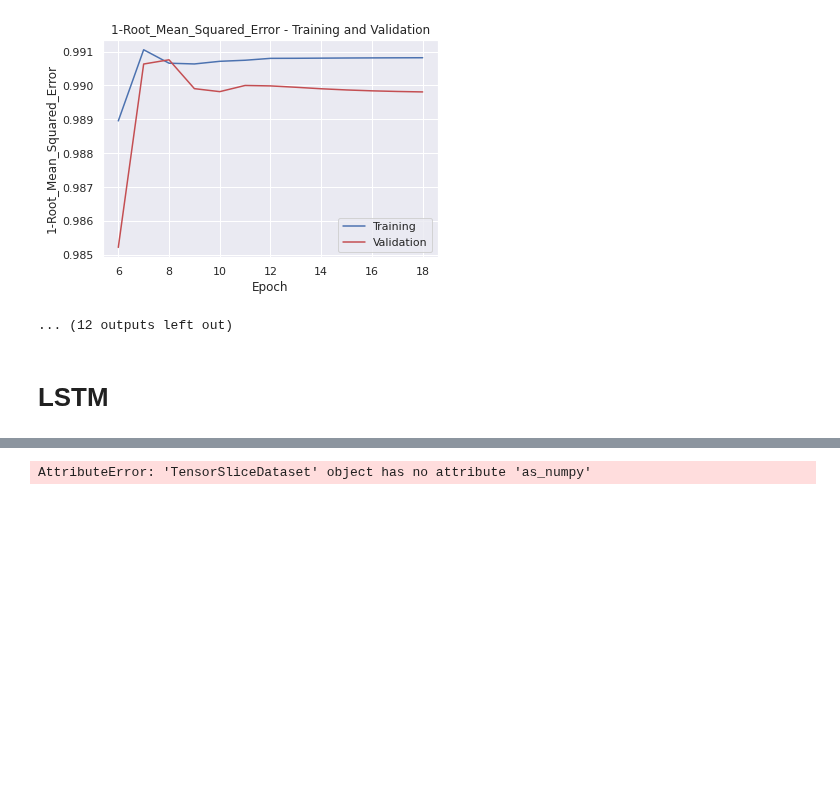
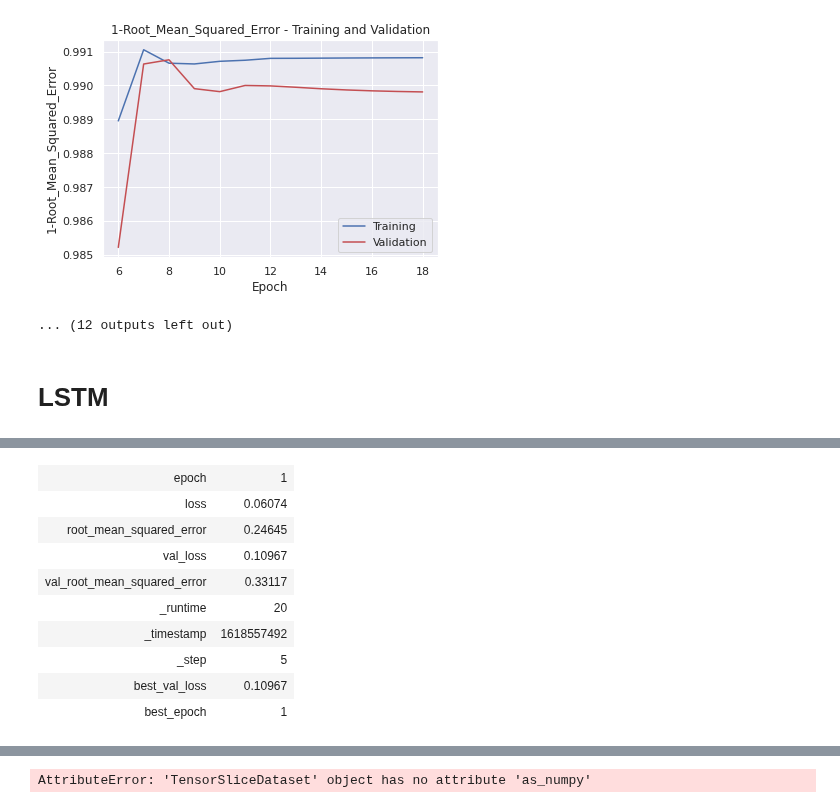
Before and after one commit to codeananda/bitcoin_price_predictor, a Jupyter notebook: price_predictor/keras_price_predictor_paperspace.ipynb, the cells around one changed output, grey strips where cells are left out. Cells and saved outputs as stored; diff of their text form; code cells hidden in the pictures; blank space fills up the shorter version.

Commit message:
Ran several LSTM experiments, now working perfectly

```diff
--- a/price_predictor/keras_price_predictor_paperspace.ipynb
+++ b/price_predictor/keras_price_predictor_paperspace.ipynb
@@ -165,0 +180,79 @@ Synced frosty-elevator-325: https://wandb.ai/theadammurphy/bitcoin_price_predict
+# %%
+from helpers import load_dataset_1, scale_train_val, transform_to_keras_input, build_model, fit_model, \
+                    convert_to_log, transform_to_keras_input
+
+run = wandb.init(project='bitcoin_price_predictor',
+                config={
+                    'dataset': 1,
+                    # log, log_and_divide_a, log_and_range_a_b
+                    'scaler': 'log_and_range_0_1',
+                    'n_input': 168, # num lag observations
+                    #'n_nodes': 300, # num nodes per lauyer
+                    'n_epochs': 2, # num training epochs
+                    'n_batch': 168 * 9, # batch size
+                    #'num_layers': 3, # num layers used in MLP
+                    'model_type': 'LSTM',
+                    'activation': 'relu',
+                    'loss': 'mse',
+                    ### Model LR scheduler and optimizer
+                    'use_lr_scheduler': False,
+#                         'lr_scheduler': 'custom',
+#                         'initial_lr': 1e-4,
+                    'lr': 1e-4, # if use_lr_scheduler == False
+                    'optimizer': 'adam',
+                    ### EarlyStopping callback ###
+                    'patience': 10,
+                    'restore_best_weights': True,
+                    'early_stopping_baseline': None, # set to None if there isn't one
+                    # Other
+                    'verbose': 1, # control verbosity of Keras fit
+                    'dropna': True, # whether to drop missing values from data
+                    'start_plotting_epoch': 0
+                        })
+config = wandb.config
+
+# Load data
+train, val, _ = load_dataset_1()
+# Scale data
+train_scaled, val_scaled = scale_train_val(train, val, scaler=config.scaler)
+# Get data into form Keras needs
+# NAME OF THIS FUNCTION IS MISLEADING AS THE OUTPUT IS NOT IN A FORM
+# KERAS LIKES IF IT'S AN LSTM (IT'S BETTER TO TRANSFORM IT INTO
+# A TF.DATA.DATASET CLASS).
+X_train, X_val, y_train, y_val = transform_to_keras_input(config,
+                                                          train_scaled,
+                                                          val_scaled,
+                                                          config.n_input)
+
+print(X_train.shape, X_val.shape, y_train.shape, y_val.shape)
+# Build and fit model
+model = build_model(config)
+history = fit_model(model, config, X_train, X_val, y_train, y_val)
+
+"""ALL NEW FROM HERE"""
+if config.model_type.upper() == 'LSTM':
+    train_ds = tf.data.Dataset.from_tensor_slices((X_train, y_train))
+    train_ds = train_ds.batch(config.n_batch, drop_remainder=True)
+    val_ds = tf.data.Dataset.from_tensor_slices((X_val, y_val))
+    val_ds = val_ds.batch(config.n_batch, drop_remainder=True)
+
+    y_pred_train = model.predict(train_ds)
+    y_pred_val = model.predict(val_ds)
+
+train_log, val_log = scale_train_val(train, val, scaler='log')
+
+y_pred_train_log, y_pred_val_log = convert_to_log([y_pred_train, y_pred_val],
+                                                   config.scaler,
+                                                   train_log,
+                                                   val_log)
+
+X_train_log, X_val_log, y_train_log, y_val_log = transform_to_keras_input(
+                                                    config,
+                                                    train_log,
+                                                    val_log,
+                                                    config.n_input
+                                                    )
+
+print('After transform_to_keras_input y_train log is')
+print(type(y_train_log), y_train_log.shape)
+# %% [output]
@@ -165,0 +265,10 @@ Synced frosty-elevator-325: https://wandb.ai/theadammurphy/bitcoin_price_predict
+| epoch | 1 |
+| loss | 0.06074 |
+| root_mean_squared_error | 0.24645 |
+| val_loss | 0.10967 |
+| val_root_mean_squared_error | 0.33117 |
+| _runtime | 20 |
+| _timestamp | 1618557492 |
+| _step | 5 |
+| best_val_loss | 0.10967 |
+| best_epoch | 1 |
```
Also changed, not shown: parts of 18 cells of this notebook.
